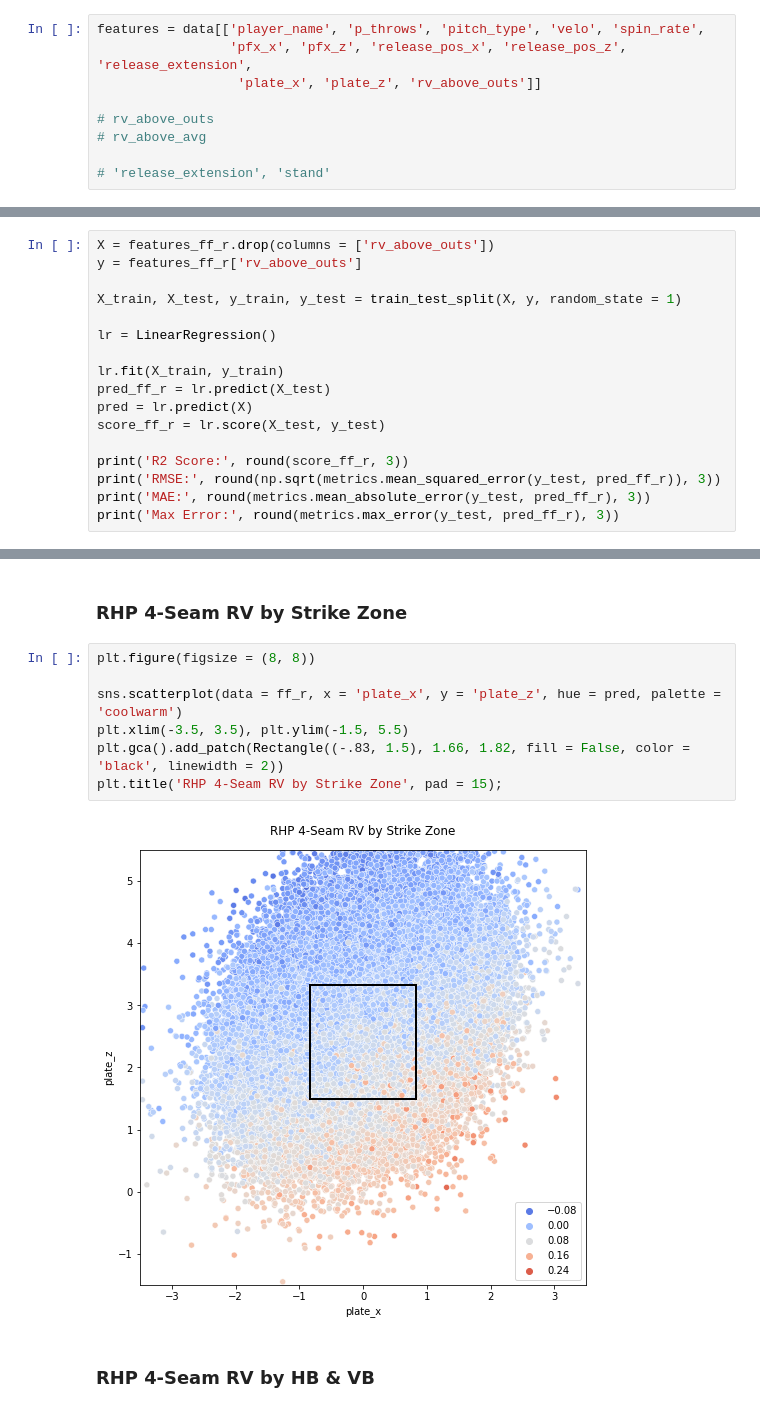
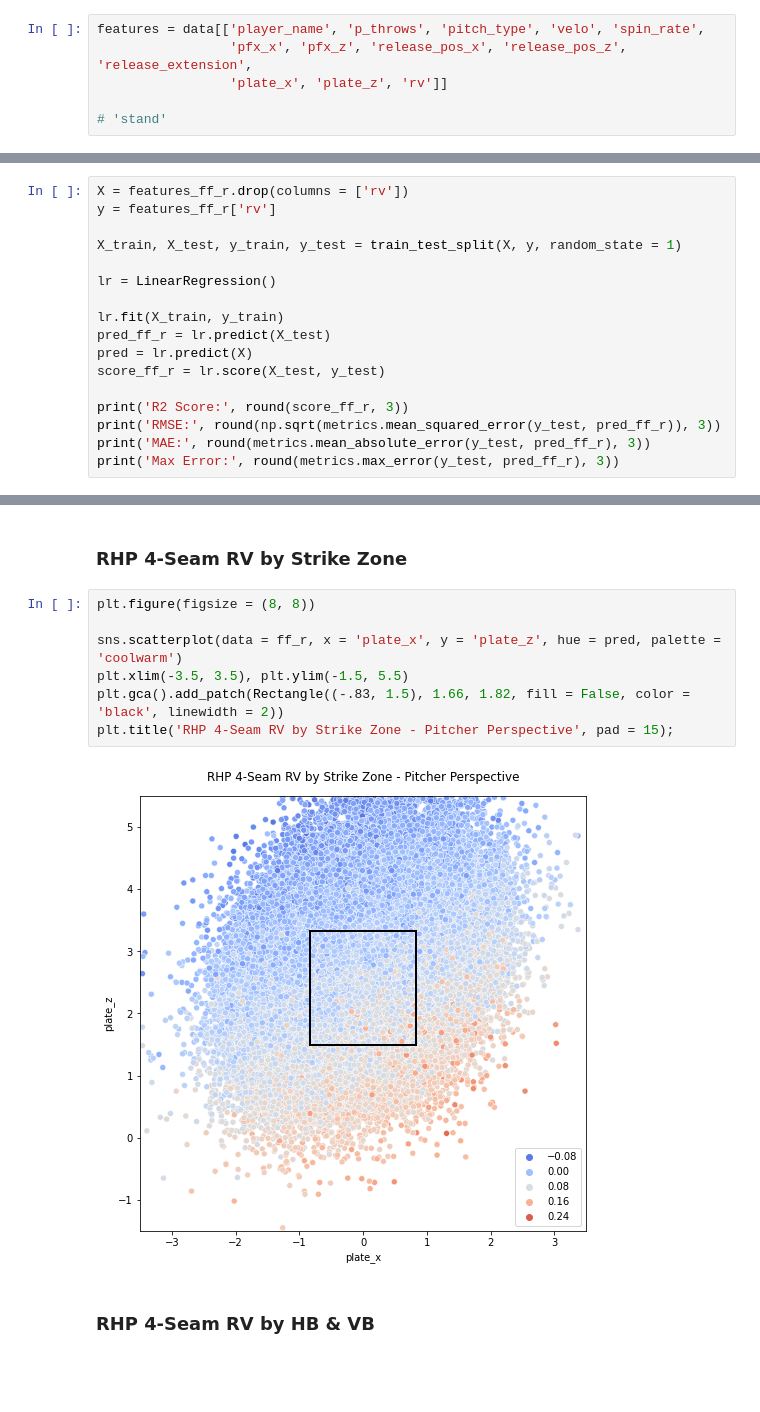
Before and after one commit to anthonyzurke/pitch-model, a Jupyter notebook: notebooks/model-pitch-quality-lr-Copy1.ipynb, the cells around one changed output, grey strips where cells are left out. Saved outputs shown, nothing was run; the diff lists cells and outputs as text; blank space fills up the shorter version.

```diff
--- a/notebooks/model-pitch-quality-lr-Copy1.ipynb
+++ b/notebooks/model-pitch-quality-lr-Copy1.ipynb
@@ -62,12 +62,9 @@ If a batted ball occurs, then this is used to calculate RAA:
 # %%
 features = data[['player_name', 'p_throws', 'pitch_type', 'velo', 'spin_rate',
                  'pfx_x', 'pfx_z', 'release_pos_x', 'release_pos_z', 'release_extension',
-                  'plate_x', 'plate_z', 'rv_above_outs']]
+                 'plate_x', 'plate_z', 'rv']]
 
-# rv_above_outs
-# rv_above_avg
-
-# 'release_extension', 'stand'
+# 'stand'
 # %%
 ff = features.loc[features['pitch_type'] == 'FF']
 fc = features.loc[features['pitch_type'] == 'FC']
@@ -278,8 +275,8 @@ Notes:
 [2] The condition number is large, 9.68e+04. This might indicate that there are
 strong multicollinearity or other numerical problems.
 # %%
-X = features_ff_r.drop(columns = ['rv_above_outs'])
-y = features_ff_r['rv_above_outs']
+X = features_ff_r.drop(columns = ['rv'])
+y = features_ff_r['rv']
 
 X_train, X_test, y_train, y_test = train_test_split(X, y, random_state = 1)
 
@@ -348,12 +396,12 @@ plt.title('RHP 4-Seam RV by Velocity & Spin Rate', pad = 15);
 # %%
 plt.figure(figsize = (8, 8))
 
 sns.scatterplot(data = ff_r, x = 'plate_x', y = 'plate_z', hue = pred, palette = 'coolwarm')
 plt.xlim(-3.5, 3.5), plt.ylim(-1.5, 5.5)
 plt.gca().add_patch(Rectangle((-.83, 1.5), 1.66, 1.82, fill = False, color = 'black', linewidth = 2))
-plt.title('RHP 4-Seam RV by Strike Zone', pad = 15);
+plt.title('RHP 4-Seam RV by Strike Zone - Pitcher Perspective', pad = 15);
 # %% [output]
-[figure, old version]
+[figure, new version]
 # %% [markdown]
 ### RHP 4-Seam RV by HB & VB
 # %%
```
Also changed, not shown: parts of 57 cells of this notebook, 4 other files.
